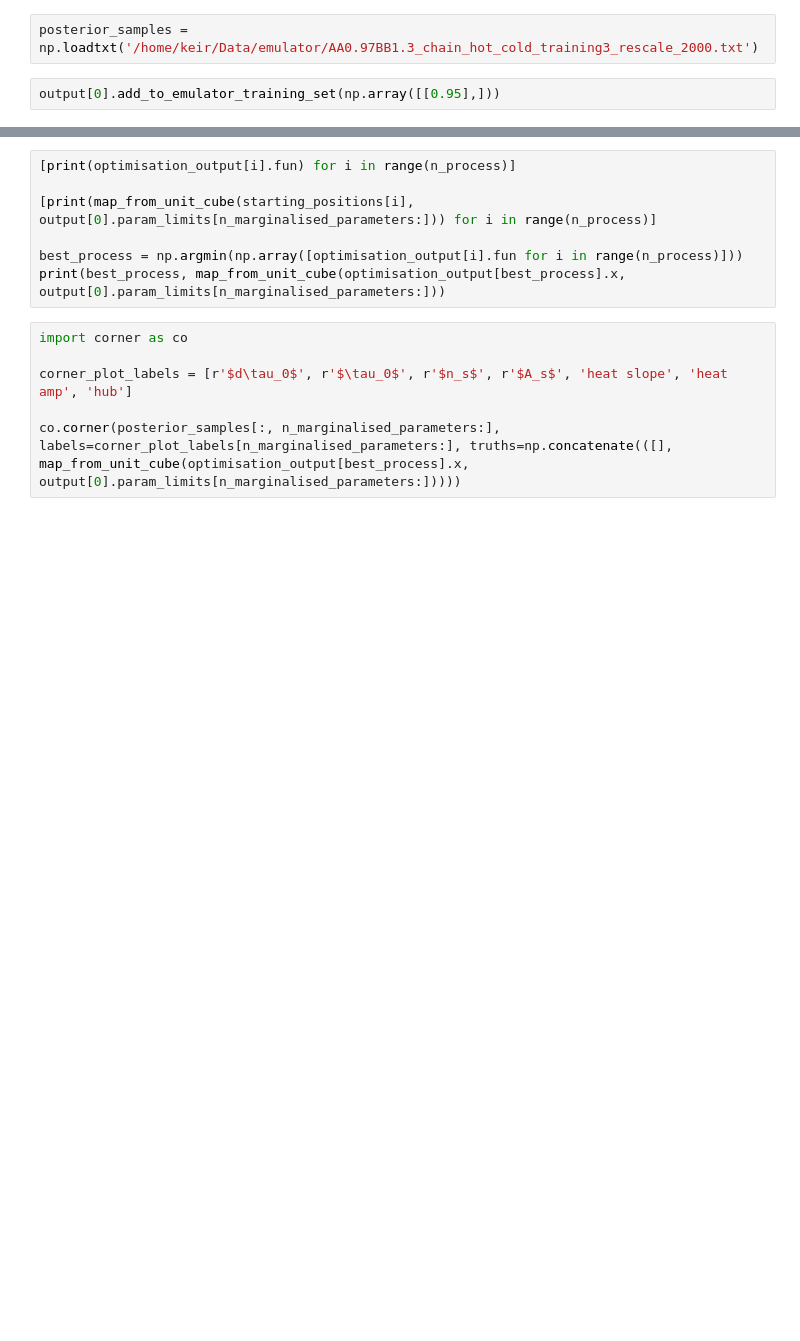
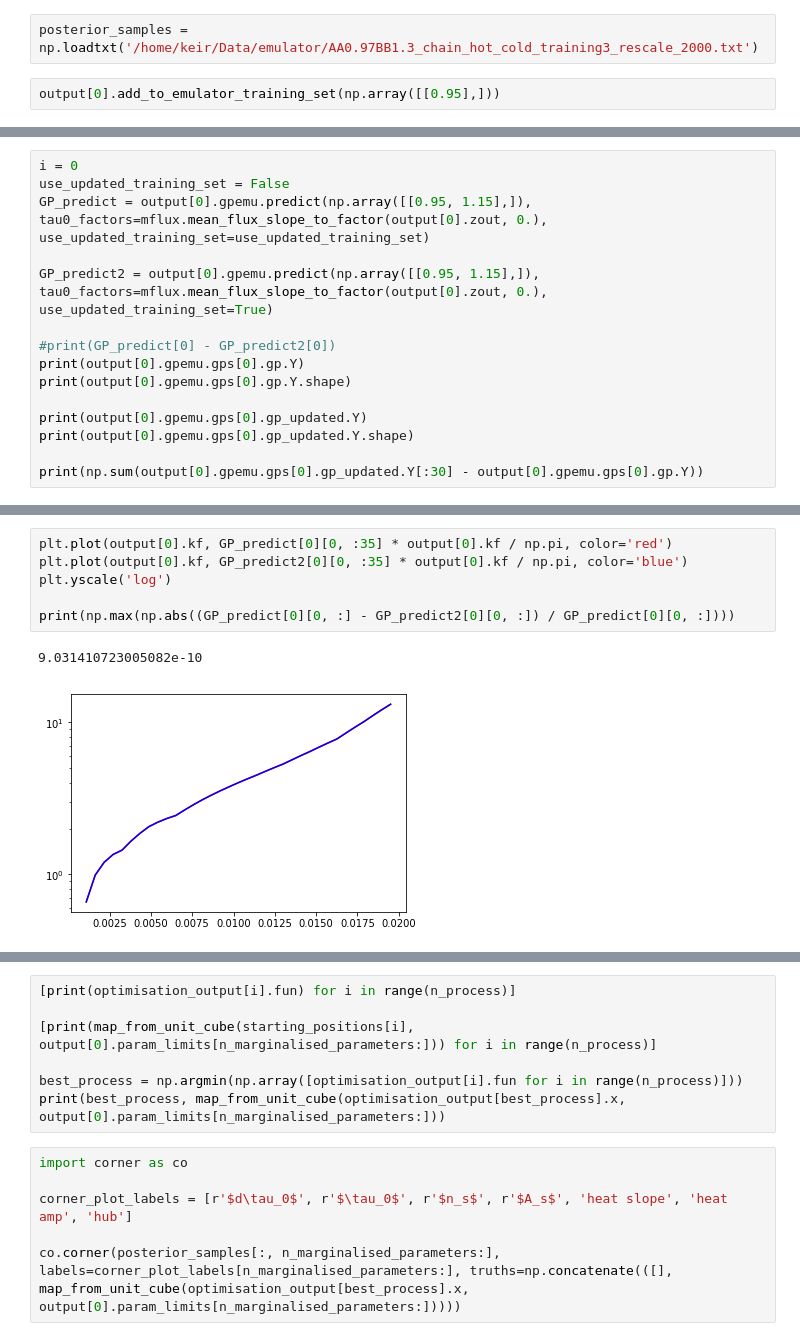
Before and after one commit to keirkwame/lya_emulator, a Jupyter notebook: test_emulator_thermal.ipynb, the cells around one changed output, grey strips where cells are left out. Saved outputs shown, nothing was run; the diff lists cells and outputs as text; blank space fills up the shorter version.

Commit message:
Fixed bugs in modifying emulator training sets

```diff
--- a/test_emulator_thermal.ipynb
+++ b/test_emulator_thermal.ipynb
@@ -17,0 +34,15 @@ output[0].gpemu.gps[0].gp.X
+# %%
+i = 0
+use_updated_training_set = False
+GP_predict = output[0].gpemu.predict(np.array([[0.95, 1.15],]), tau0_factors=mflux.mean_flux_slope_to_factor(output[0].zout, 0.), use_updated_training_set=use_updated_training_set)
+
+GP_predict2 = output[0].gpemu.predict(np.array([[0.95, 1.15],]), tau0_factors=mflux.mean_flux_slope_to_factor(output[0].zout, 0.), use_updated_training_set=True)
+
+#print(GP_predict[0] - GP_predict2[0])
+print(output[0].gpemu.gps[0].gp.Y)
+print(output[0].gpemu.gps[0].gp.Y.shape)
+
+print(output[0].gpemu.gps[0].gp_updated.Y)
+print(output[0].gpemu.gps[0].gp_updated.Y.shape)
+
+print(np.sum(output[0].gpemu.gps[0].gp_updated.Y[:30] - output[0].gpemu.gps[0].gp.Y))
@@ -18 +67,10 @@ output[0].gpemu.gps[0].gp.X
+# %%
+plt.plot(output[0].kf, GP_predict[0][0, :35] * output[0].kf / np.pi, color='red')
+plt.plot(output[0].kf, GP_predict2[0][0, :35] * output[0].kf / np.pi, color='blue')
+plt.yscale('log')
+
+print(np.max(np.abs((GP_predict[0][0, :] - GP_predict2[0][0, :]) / GP_predict[0][0, :])))
+# %% [output]
+9.031410723005082e-10
+[figure, added]
 # %%
```
Also changed, not shown: parts of 5 cells of this notebook, 5 other files.
